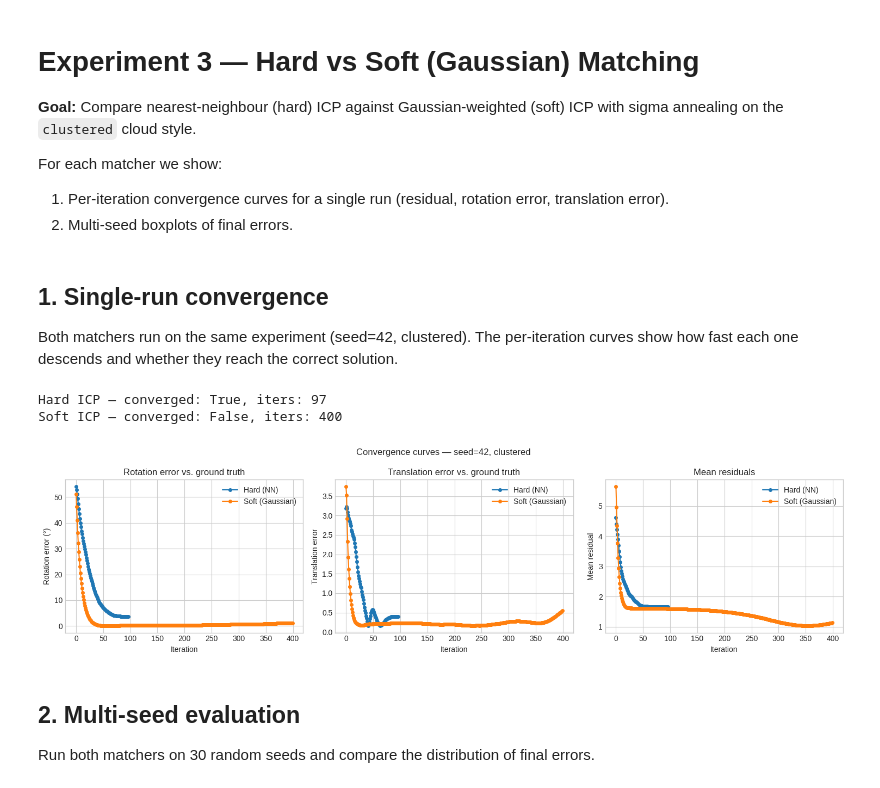
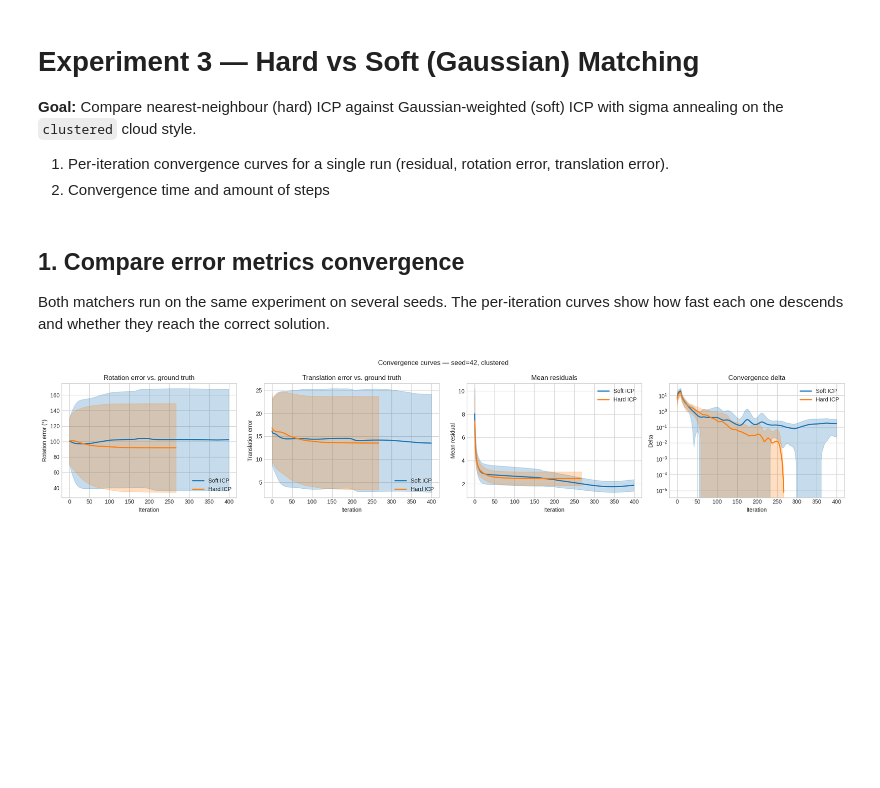
Before and after one commit to AdrianDegenkolb/TransformationRecovery, a Jupyter notebook: notebooks/3_hard_vs_soft_matching.ipynb, the cells around one changed output. Drawn from its saved outputs; the diff is of its cells as text; code cells hidden in the pictures; blank space fills up the shorter version.

```diff
--- a/notebooks/3_hard_vs_soft_matching.ipynb
+++ b/notebooks/3_hard_vs_soft_matching.ipynb
@@ -3,9 +3,8 @@
 
 **Goal:** Compare nearest-neighbour (hard) ICP against Gaussian-weighted (soft) ICP with sigma annealing on the `clustered` cloud style.
 
-For each matcher we show:
 1. Per-iteration convergence curves for a single run (residual, rotation error, translation error).
-2. Multi-seed boxplots of final errors.
+2. Convergence time and amount of steps
 # %%
 import sys
 sys.path.insert(0, '../src')
@@ -39,49 +37,29 @@ def make_soft_icp():
 # %% [markdown]
-## 1. Single-run convergence
+## 1. Compare error metrics convergence
 
-Both matchers run on the same experiment (seed=42, clustered).  The per-iteration curves show how fast each one descends and whether they reach the correct solution.
+Both matchers run on the same experiment on several seeds. The per-iteration curves show how fast each one descends and whether they reach the correct solution.
 # %%
-exp = SyntheticExperiment.generate(**GEN_KWARGS, seed=42)
-
-# Hard ICP (nearest-neighbour)
-result_hard = ICP(max_iter=MAX_ITER, tol=TOL).fit(exp.P, exp.Q)
-
-# Soft ICP (Gaussian with annealing)
-result_soft = make_soft_icp().fit(exp.P, exp.Q)
-
-print(f'Hard ICP — converged: {result_hard.converged}, iters: {result_hard.n_iterations}')
-print(f'Soft ICP — converged: {result_soft.converged}, iters: {result_soft.n_iterations}')
+results_hard = []
+results_soft = []
+ground_truths = []
+for seed in tqdm(range(N_SEEDS), desc=f"Solving {N_SEEDS} seeds"):
+    exp = SyntheticExperiment.generate(seed=seed, **GEN_KWARGS)
+    result_hard = hardICP.fit(exp.P, exp.Q)
+    result_soft = softICP.fit(exp.P, exp.Q)
+    results_hard.append(result_hard)
+    results_soft.append(result_soft)
+    ground_truths.append(exp.T_gt)
-# %% [output]
-Hard ICP — converged: True, iters: 97
-Soft ICP — converged: False, iters: 400
 # %%
-def trajectory_errors(result, exp):
-    """Per-iteration rotation and translation error relative to ground truth."""
-    rot = [rotation_angle_error(exp.T_gt.R, T.R) for T in result.transform_history]
-    t   = [np.linalg.norm(exp.T_gt.t - T.t)       for T in result.transform_history]
-    return rot, t
-
-rot_hard, t_hard = trajectory_errors(result_hard, exp)
-rot_soft, t_soft = trajectory_errors(result_soft, exp)
-
-fig, axes = plt.subplots(1, 3, figsize=(15, 4))
 ErrorMetricsVisualizer.plot_convergence(
-    axes,
-    rot_errors=[rot_hard, rot_soft],
-    t_errors=[t_hard, t_soft],
-    mean_residuals=[result_hard.mean_residuals, result_soft.mean_residuals],
+    results_per_method=[results_soft, results_hard],
+    ground_truths_per_method=[ground_truths, ground_truths],
+    method_labels=["Soft ICP", "Hard ICP"],
     x_label='Iteration',
 )
-for ax in axes:
-    ax.legend(['Hard (NN)', 'Soft (Gaussian)'])
 
 plt.suptitle('Convergence curves — seed=42, clustered')
 plt.tight_layout()
 plt.savefig('../results/3_hard_vs_soft_matching_error_metrics.png', dpi=150, bbox_inches='tight')
 plt.show()
 # %% [output]
-[figure, old version]
+[figure, new version]
-# %% [markdown]
-## 2. Multi-seed evaluation
-
-Run both matchers on 30 random seeds and compare the distribution of final errors.
```
Also changed, not shown: parts of 5 cells of this notebook.
